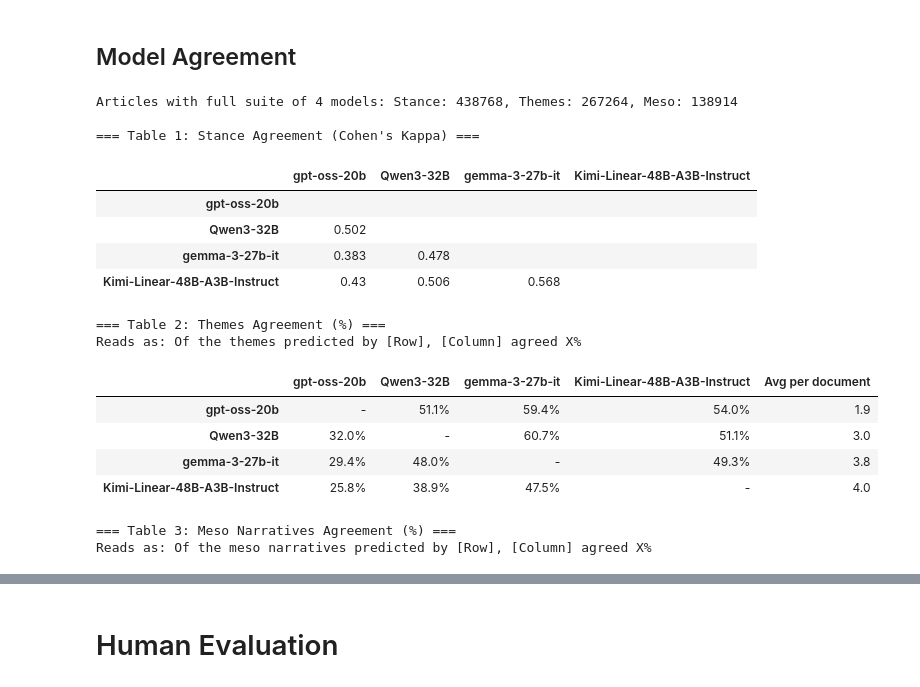
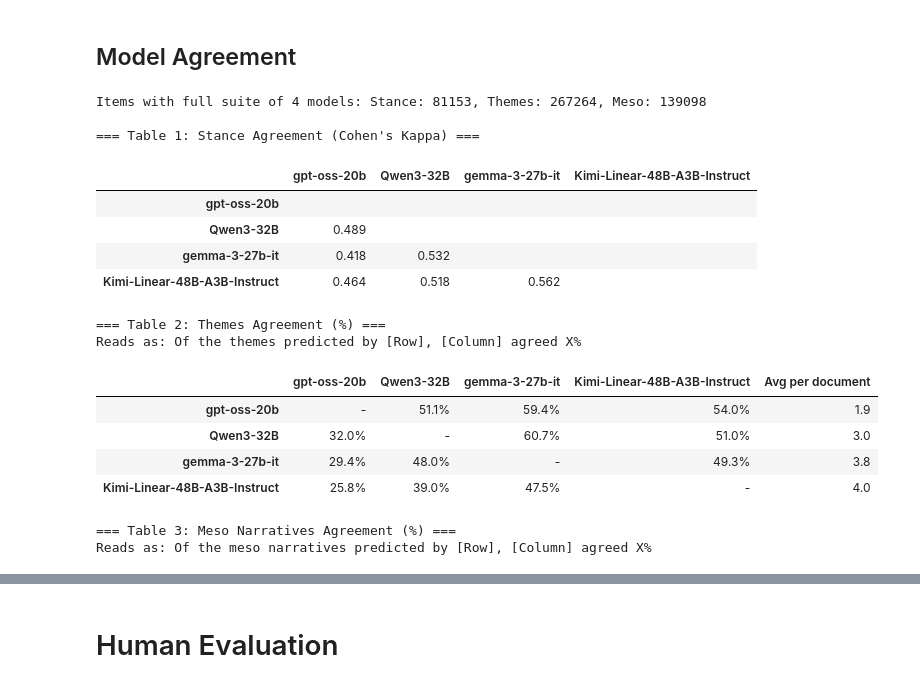
Before and after one commit to oii-seeing-migration/MigNar_FrontEnd_Streamlit, a Jupyter notebook: validation_and_model_comparison.ipynb, the cells around one changed output, grey strips where cells are left out. Saved outputs shown, nothing was run; the diff lists cells and outputs as text; code cells hidden in the pictures.

```diff
--- a/validation_and_model_comparison.ipynb
+++ b/validation_and_model_comparison.ipynb
@@ -380,9 +787,14 @@ DB_PATH = os.getenv("SQLITE_PATH")
 
 MODELS = ['gpt-oss-20b', 'Qwen3-32B', 'gemma-3-27b-it', 'Kimi-Linear-48B-A3B-Instruct']
 
-# --- MACROS FOR VERSION CONTROL ---
+# --- MACROS FOR VERSION CONTROL & FILTERING ---
 STANCE_VERSION = 1
 THEMES_MESO_VERSION = 2
+STANCE_SOURCE_TABLES = ["uk_parliament_contributions"]#, "articles"]
+# ----------------------------------------------
+
+# Base sources for all other non-filtered tasks
+ALL_SOURCE_TABLES = ["articles", "uk_parliament_contributions", "us_congress_speech"]
 
 # --- Helpers for Meso-Narrative Stances ---
 def _norm_text(s: str) -> str:
@@ -451,16 +863,21 @@ def fetch_annotations_by_version(conn, source_table: str, task: str, version: in
 raw_annotations = defaultdict(lambda: defaultdict(dict))
 
 with sqlite3.connect(DB_PATH) as conn:
-    for source in ["articles", "uk_parliament_contributions", "us_congress_speech"]:
+    # 1a. Fetch Stances (Filtered by Macro)
+    for source in STANCE_SOURCE_TABLES:
         try:
-            # Stances
             rows = fetch_annotations_by_version(conn, source, "stance", STANCE_VERSION)
             for aid, model, parsed in rows:
                 o = safe_json_load(parsed) or {}
                 stance = str(o.get("stance", "")).strip().upper()
                 if stance:
                     raw_annotations[(source, aid)]["stance"][model] = stance
+        except sqlite3.OperationalError:
+            pass
 
+    # 1b. Fetch Themes and Meso Narratives (All standard sources)
+    for source in ALL_SOURCE_TABLES:
+        try:
             # Themes
             rows = fetch_annotations_by_version(conn, source, "themes", THEMES_MESO_VERSION)
             for aid, model, parsed in rows:
@@ -502,7 +919,7 @@ stance_data = extract_aligned("stance")
 themes_data = extract_aligned("themes")
 meso_data = extract_aligned("meso")
 
-print(f"Articles with full suite of {len(MODELS)} models: Stance: {len(stance_data)}, Themes: {len(themes_data)}, Meso: {len(meso_data)}\n")
+print(f"Items with full suite of {len(MODELS)} models: Stance: {len(stance_data)}, Themes: {len(themes_data)}, Meso: {len(meso_data)}\n")
 
 # --- TABLE 1: Stance (Cohen's Kappa) ---
 def compute_stance_table():
@@ -566,44 +983,44 @@ def compute_asymmetric_agreement(data_list, is_meso=False):
                     if mapped_stance == 'pro-migrant':
                         pro_count += 1
                     elif mapped_stance == 'anti-migrant':
                         anti_count += 1
 
             total_mapped = pro_count + anti_count
             if total_mapped > 0:
                 df.loc[m_row, "% Pro-immigrant"] = f"{(pro_count / total_mapped * 100):.1f}%"
                 df.loc[m_row, "% Anti-immigrant"] = f"{(anti_count / total_mapped * 100):.1f}%"
             else:
                 df.loc[m_row, "% Pro-immigrant"] = "0.0%"
                 df.loc[m_row, "% Anti-immigrant"] = "0.0%"
 
     return df
 
 print("=== Table 1: Stance Agreement (Cohen's Kappa) ===")
 display(compute_stance_table().fillna(""))
 
 print("\n=== Table 2: Themes Agreement (%) ===")
 print("Reads as: Of the themes predicted by [Row], [Column] agreed X%")
 display(compute_asymmetric_agreement(themes_data, is_meso=False))
 
 print("\n=== Table 3: Meso Narratives Agreement (%) ===")
 print("Reads as: Of the meso narratives predicted by [Row], [Column] agreed X%")
 display(compute_asymmetric_agreement(meso_data, is_meso=True))
 # %% [output]
-Articles with full suite of 4 models: Stance: 438768, Themes: 267264, Meso: 138914
+Items with full suite of 4 models: Stance: 81153, Themes: 267264, Meso: 139098
 
 === Table 1: Stance Agreement (Cohen's Kappa) ===
 |  | gpt-oss-20b | Qwen3-32B | gemma-3-27b-it | Kimi-Linear-48B-A3B-Instruct |
 | gpt-oss-20b |  |  |  |  |
-| Qwen3-32B | 0.502 |  |  |  |
-| gemma-3-27b-it | 0.383 | 0.478 |  |  |
-| Kimi-Linear-48B-A3B-Instruct | 0.43 | 0.506 | 0.568 |  |
+| Qwen3-32B | 0.489 |  |  |  |
+| gemma-3-27b-it | 0.418 | 0.532 |  |  |
+| Kimi-Linear-48B-A3B-Instruct | 0.464 | 0.518 | 0.562 |  |
 === Table 2: Themes Agreement (%) ===
 Reads as: Of the themes predicted by [Row], [Column] agreed X%
 |  | gpt-oss-20b | Qwen3-32B | gemma-3-27b-it | Kimi-Linear-48B-A3B-Instruct | Avg per document |
 | gpt-oss-20b | - | 51.1% | 59.4% | 54.0% | 1.9 |
-| Qwen3-32B | 32.0% | - | 60.7% | 51.1% | 3.0 |
+| Qwen3-32B | 32.0% | - | 60.7% | 51.0% | 3.0 |
 | gemma-3-27b-it | 29.4% | 48.0% | - | 49.3% | 3.8 |
-| Kimi-Linear-48B-A3B-Instruct | 25.8% | 38.9% | 47.5% | - | 4.0 |
+| Kimi-Linear-48B-A3B-Instruct | 25.8% | 39.0% | 47.5% | - | 4.0 |
 === Table 3: Meso Narratives Agreement (%) ===
 Reads as: Of the meso narratives predicted by [Row], [Column] agreed X%
 |  | gpt-oss-20b | Qwen3-32B | gemma-3-27b-it | Kimi-Linear-48B-A3B-Instruct | Avg per document | % Pro-immigrant | ... |
```
Also changed, not shown: parts of 7 cells of this notebook, 3 other files.
